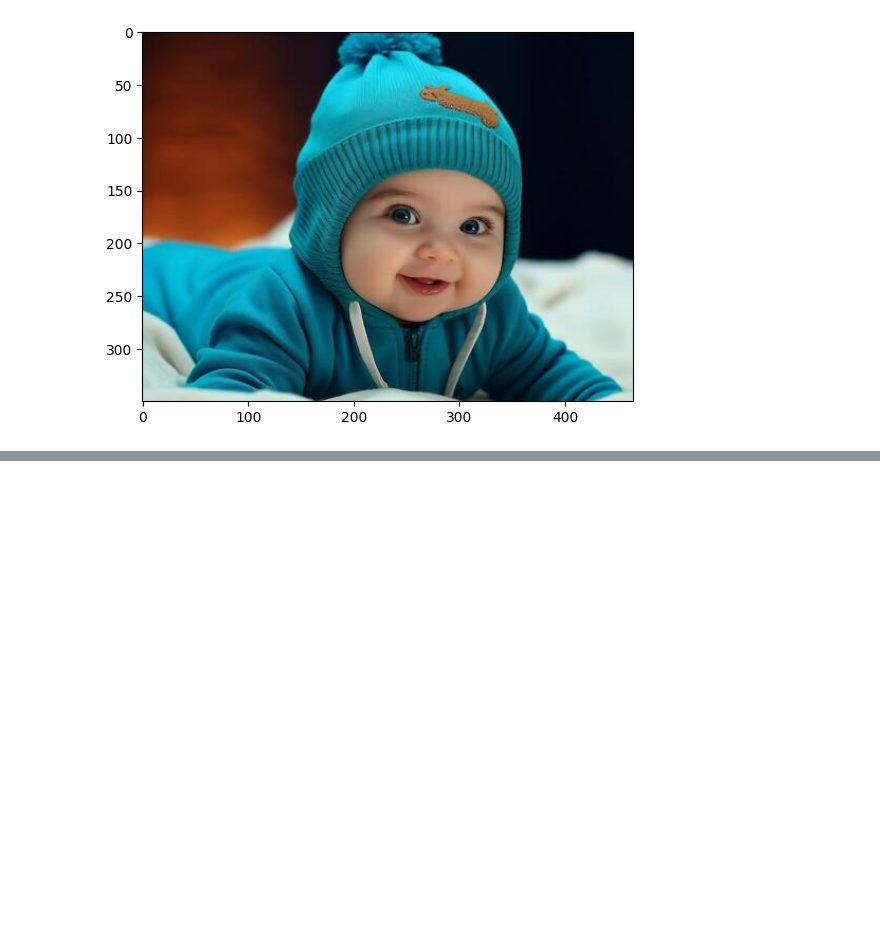
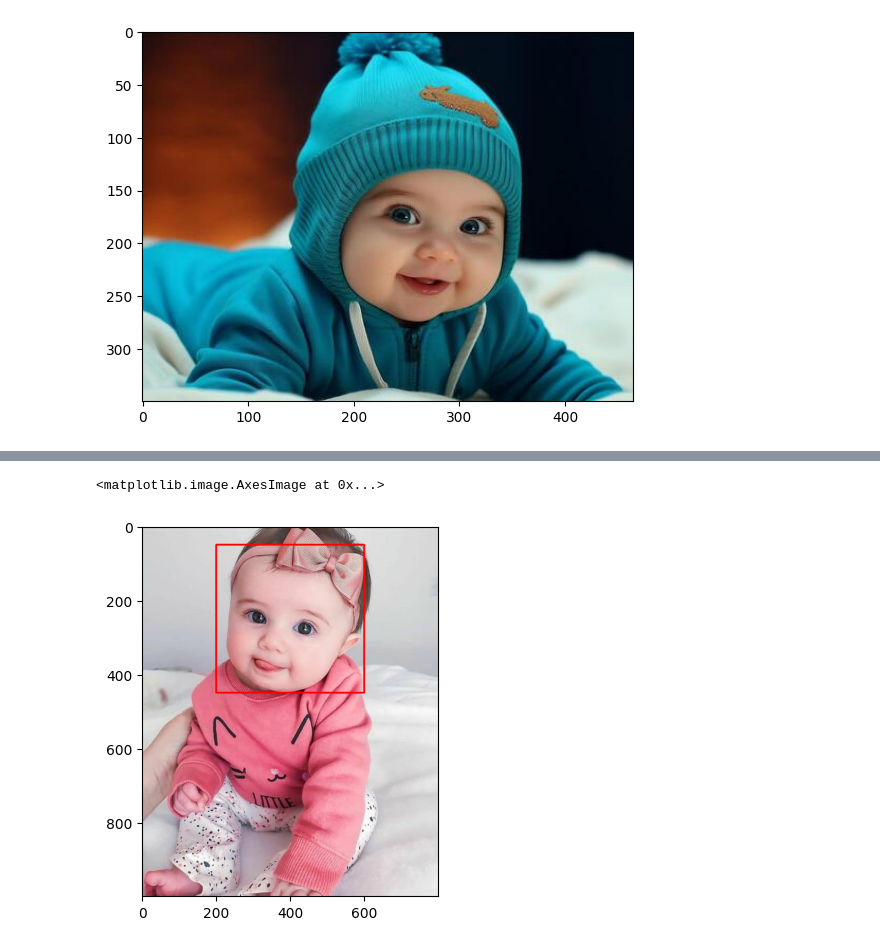
Before and after one commit to AshlinShaji/DL, a Jupyter notebook: Open_CV/Demo.ipynb, the cells around one changed output, grey strips where cells are left out. Cells and saved outputs as stored; diff of their text form; code cells hidden in the pictures; blank space fills up the shorter version.

```diff
--- a/Open_CV/Demo.ipynb
+++ b/Open_CV/Demo.ipynb
@@ -185,0 +229,8 @@ plt.imshow(conv_img)
+# %%
+#Bounding image
+#(200,50)  (600,450)
+cv2.rectangle(conv_img1,pt1=(200,50),pt2=(600,450),color=(255,0,0),thickness=3)
+plt.imshow(conv_img1)
+# %% [output]
+<matplotlib.image.AxesImage at 0x...>
+[figure, added]
```
Also changed, not shown: parts of 5 cells of this notebook.
